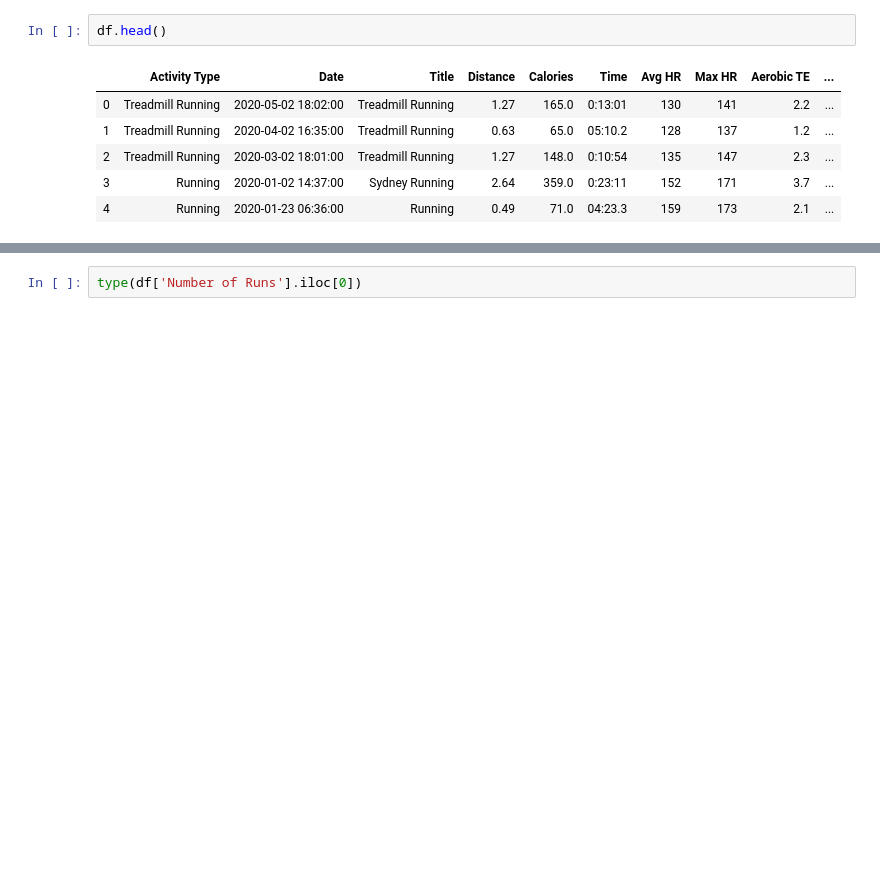
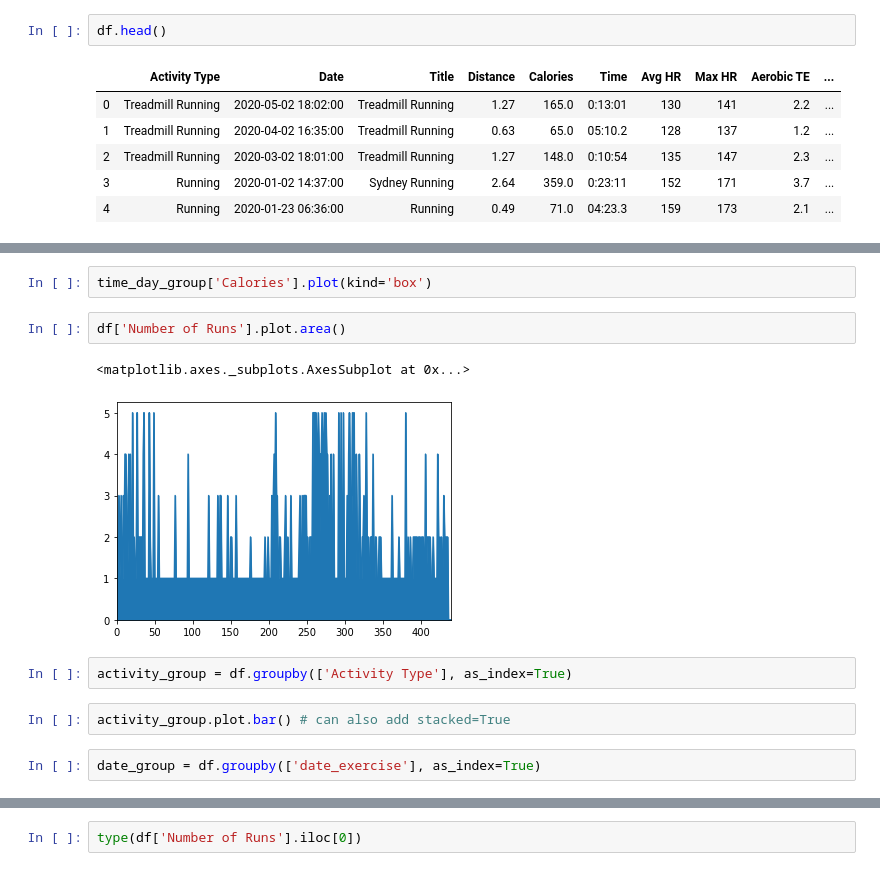
Before and after one commit to ramonpzg/codevelop-march-2020, a Jupyter notebook: analysis_dev.ipynb, the cells around one changed output, grey strips where cells are left out. Cells and saved outputs as stored; diff of their text form; blank space fills up the shorter version.

```diff
--- a/analysis_dev.ipynb
+++ b/analysis_dev.ipynb
@@ -186,0 +255,13 @@ df.head()
+# %%
+time_day_group['Calories'].plot(kind='box')
+# %%
+df['Number of Runs'].plot.area()
+# %% [output]
+<matplotlib.axes._subplots.AxesSubplot at 0x...>
+[figure, added]
+# %%
+activity_group = df.groupby(['Activity Type'], as_index=True)
+# %%
+activity_group.plot.bar() # can also add stacked=True
+# %%
+date_group = df.groupby(['date_exercise'], as_index=True)
```
Also changed, not shown: parts of 20 cells of this notebook.
